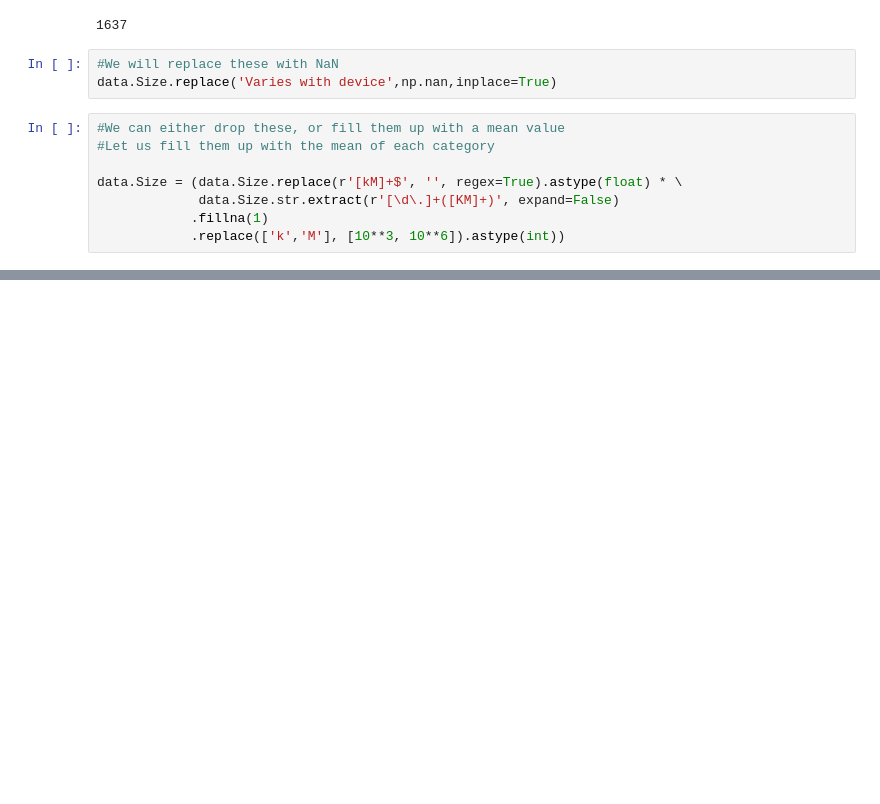
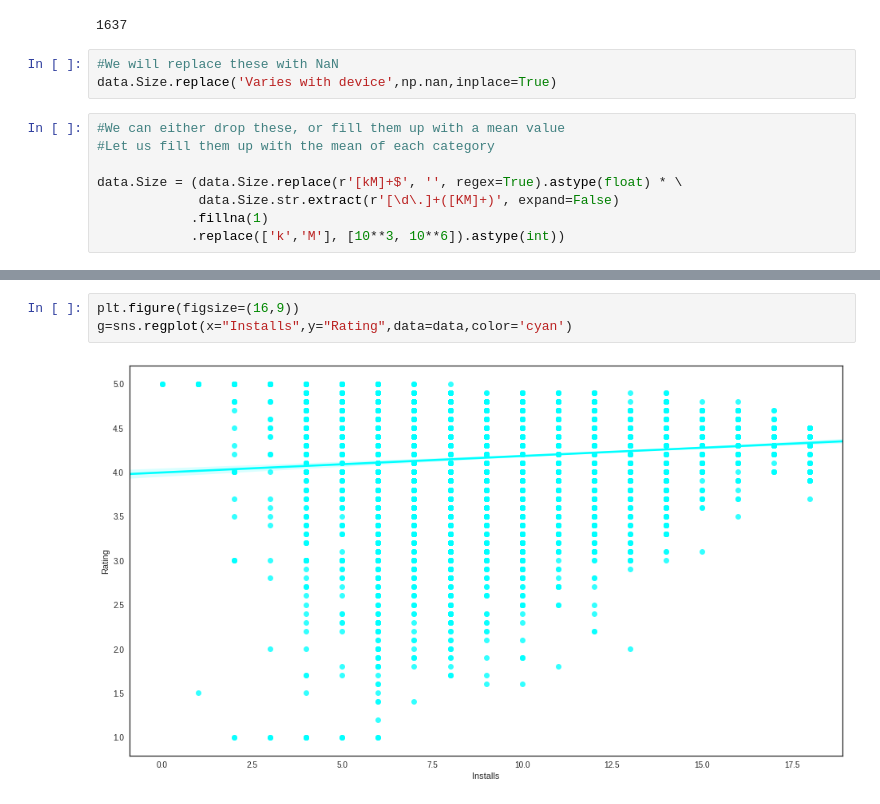
Before and after one commit to KUNAL1612/GooglePlayStoreApps, a Jupyter notebook: GooglePlayApp.ipynb, the cells around one changed output, grey strips where cells are left out. Drawn from its saved outputs; the diff is of its cells as text; blank space fills up the shorter version.

```diff
--- a/GooglePlayApp.ipynb
+++ b/GooglePlayApp.ipynb
@@ -234,0 +295,5 @@ g = sns.jointplot(x="Size", y="Rating",color = 'gray', data=data, size = 8);
+# %%
+plt.figure(figsize=(16,9))
+g=sns.regplot(x="Installs",y="Rating",data=data,color='cyan')
+# %% [output]
+[figure, added]
```
Also changed, not shown: parts of 12 cells of this notebook.
